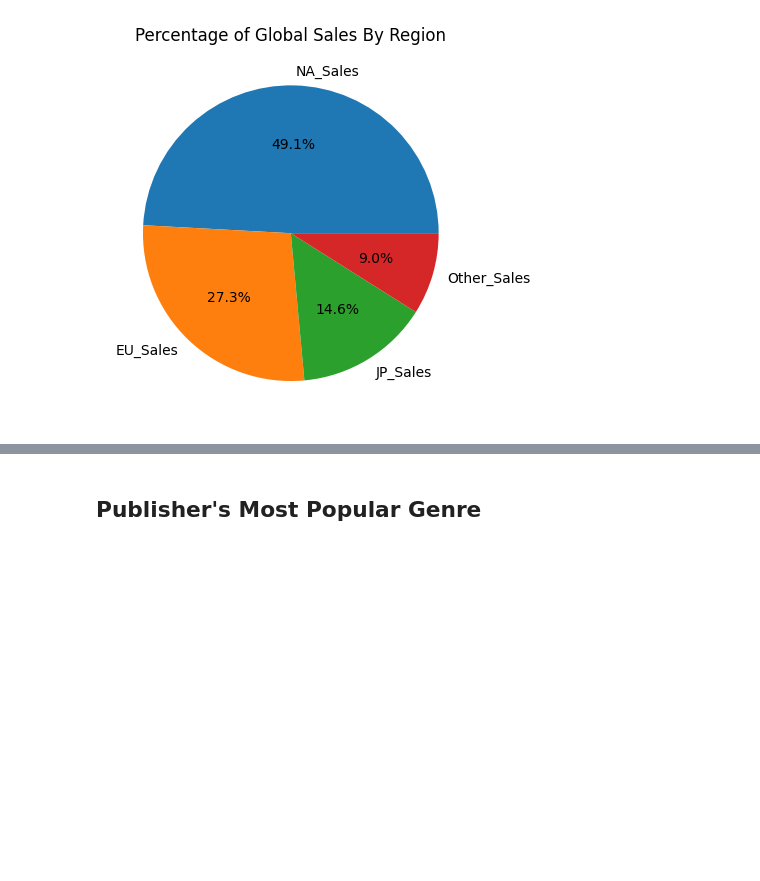
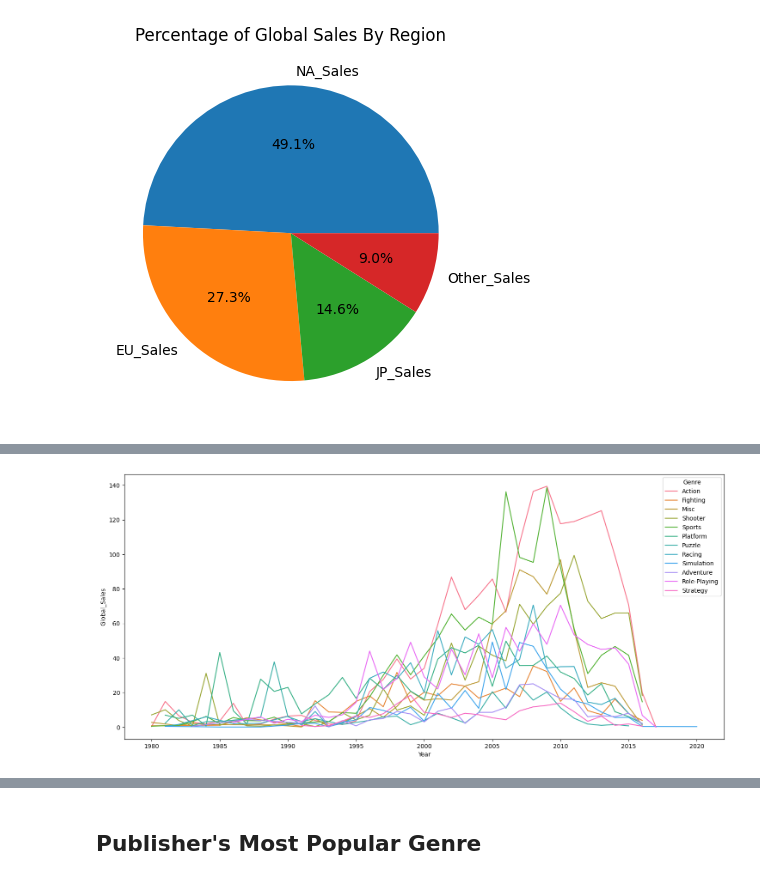
Before and after one commit to cafesmire/notebooks, a Jupyter notebook: video_game_sales/videogame_eda.ipynb, the cells around one changed output, grey strips where cells are left out. Drawn from its saved outputs; the diff is of its cells as text; code cells hidden in the pictures; blank space fills up the shorter version.

```diff
--- a/video_game_sales/videogame_eda.ipynb
+++ b/video_game_sales/videogame_eda.ipynb
@@ -128,0 +134,4 @@ df.head()
+# %%
+df_copy = df.copy(deep=True)
+yearly_genre_sales = df_copy.groupby(['Year', 'Genre'])['Global_Sales'].sum().reset_index().sort_values(['Year', 'Genre'], ascending=[True, True])
+yearly_genre_sales
@@ -128,0 +152,6 @@ df.head()
+# %%
+plt.figure(figsize=(18,8))
+sns.lineplot(data=yearly_genre_sales, x='Year', y='Global_Sales', hue='Genre')
+plt.show()
+# %% [output]
+[figure, added]
```
Also changed, not shown: parts of 13 cells of this notebook.
